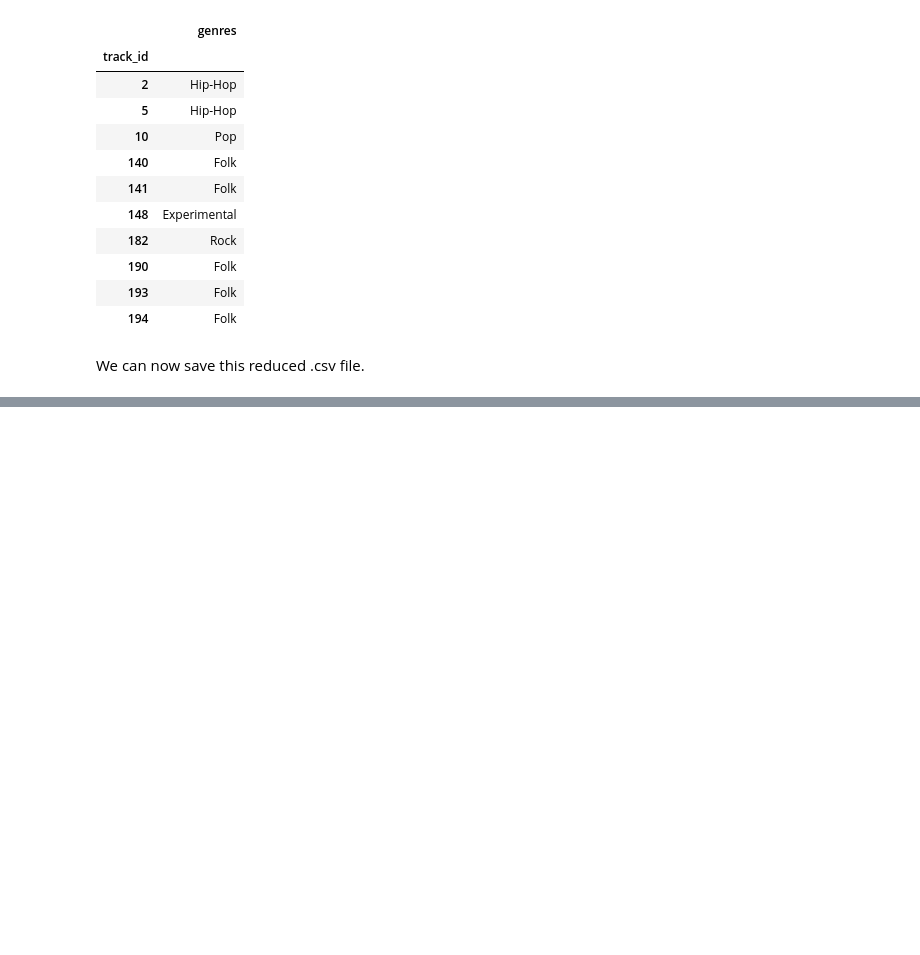
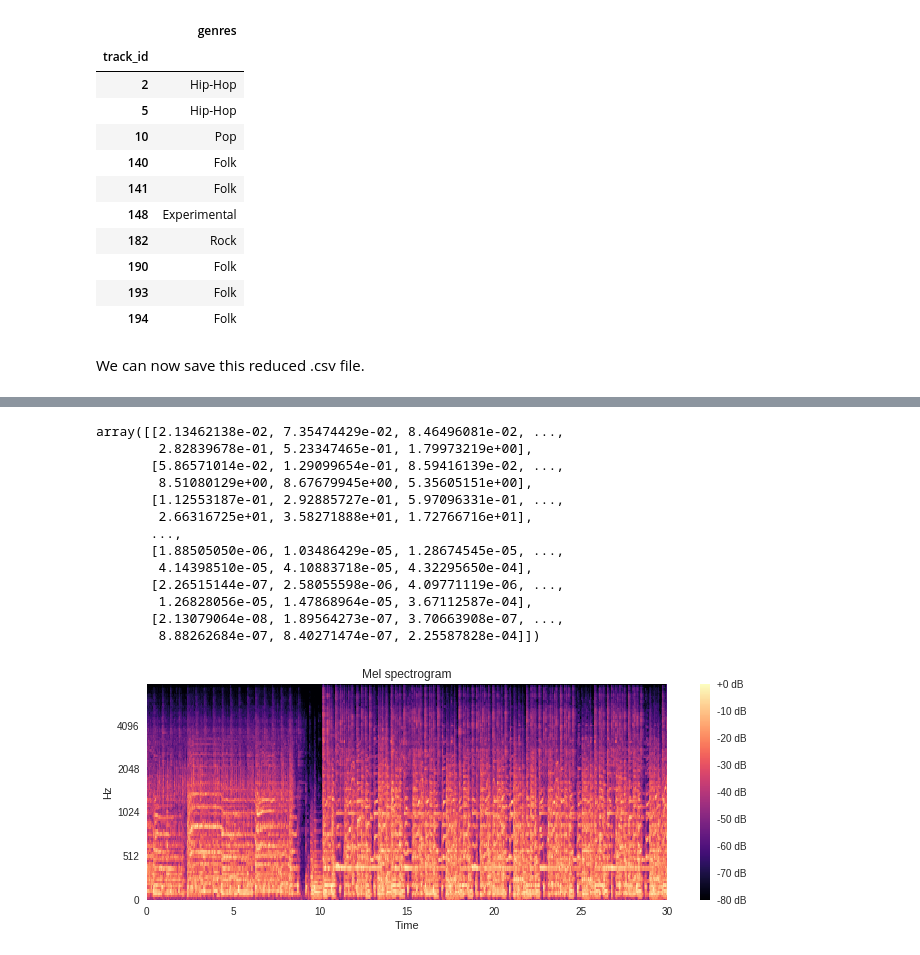
Before and after one commit to Jane1118/music-genre-finder, a Jupyter notebook: music_genre_finder.ipynb, the cells around one changed output, grey strips where cells are left out. Saved outputs shown, nothing was run; the diff lists cells and outputs as text; code cells hidden in the pictures; blank space fills up the shorter version.

```diff
--- a/music_genre_finder.ipynb
+++ b/music_genre_finder.ipynb
@@ -202,0 +291,17 @@ reduced_tracks.to_csv('/content/small_tracks.csv')
+# %%
+mel_spec('000/000255.mp3')
+# %% [output]
+array([[2.13462138e-02, 7.35474429e-02, 8.46496081e-02, ...,
+        2.82839678e-01, 5.23347465e-01, 1.79973219e+00],
+       [5.86571014e-02, 1.29099654e-01, 8.59416139e-02, ...,
+        8.51080129e+00, 8.67679945e+00, 5.35605151e+00],
+       [1.12553187e-01, 2.92885727e-01, 5.97096331e-01, ...,
+        2.66316725e+01, 3.58271888e+01, 1.72766716e+01],
+       ...,
+       [1.88505050e-06, 1.03486429e-05, 1.28674545e-05, ...,
+        4.14398510e-05, 4.10883718e-05, 4.32295650e-04],
+       [2.26515144e-07, 2.58055598e-06, 4.09771119e-06, ...,
+        1.26828056e-05, 1.47868964e-05, 3.67112587e-04],
+       [2.13079064e-08, 1.89564273e-07, 3.70663908e-07, ...,
+        8.88262684e-07, 8.40271474e-07, 2.25587828e-04]])
+[figure, added]
```
Also changed, not shown: parts of 11 cells of this notebook.
